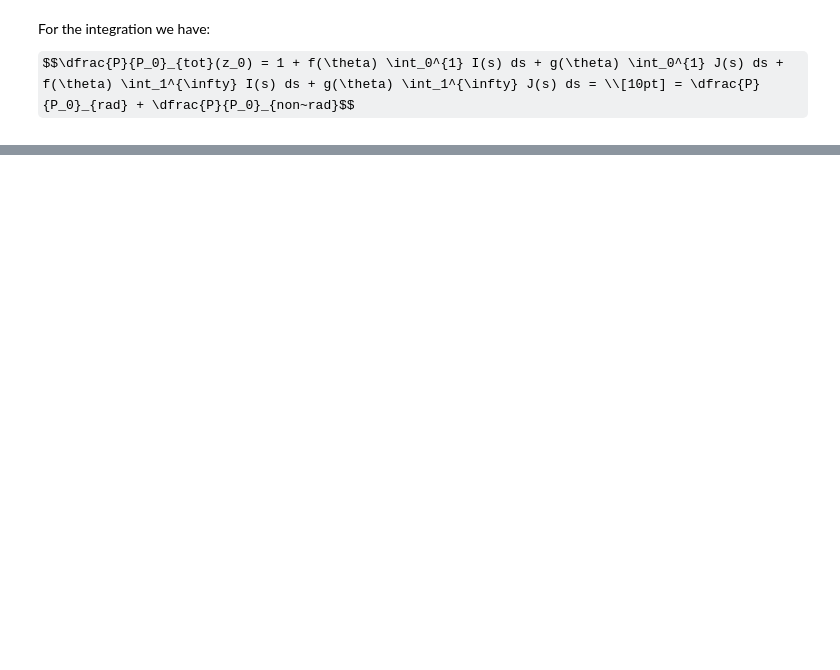
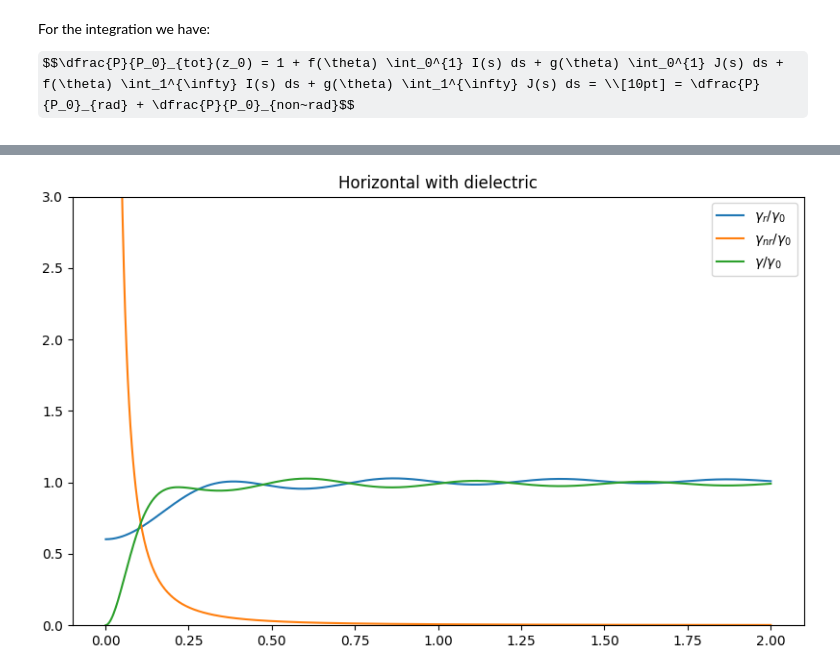
Before and after one commit to amcar-dtu/python-assignments, a Jupyter notebook: nano_opt_7.ipynb, the cells around one changed output, grey strips where cells are left out. Cells and saved outputs as stored; diff of their text form; code cells hidden in the pictures; some formulas as TeX source; blank space fills up the shorter version.

```diff
--- a/nano_opt_7.ipynb
+++ b/nano_opt_7.ipynb
@@ -113,0 +315,87 @@ plt.show()
+# %%
+wl = 488e-9
+
+
+
+
+
+
+def calculate_gamma(eps1,eps2,wl,z0,theta,n1=10000,n2=10000):
+
+    #Calculate the k magnitude
+    k1 = 2*np.pi/wl*np.sqrt(eps1)
+    k2 = 2*np.pi/wl*np.sqrt(eps2)
+
+
+    #Define s and sz for gamma r
+    s = np.linspace(0,1,n1)
+    s = s[1:-1]
+    sz = np.sqrt(1-s**2)
+
+    #Calculate the projection of k on z
+    k1z = sz*k1
+    krho = s*k1
+    k2z = np.sqrt(k2**2-krho)
+    #Calculate the reflection coefficient
+    rs = (k1z-k2z)/(k1z+k2z)
+    rp = (eps2*k1z-eps1*k2z)/(eps2*k1z+eps1*k2z)
+
+
+    radiative = 1
+    radiative += np.sin(theta)**2*3/4 *integrate.simps(y=np.real(s/sz*(rs-sz**2*rp)*np.exp(2*1j*k1*z0*sz)),x=s)
+    radiative += np.cos(theta)**2*3/2 *integrate.simps(y=np.real(s**3/sz*rp*np.exp(2*1j*k1*z0*sz)),x=s)
+
+    #Define s and sz for gamma nr
+    n = 10
+    s = np.linspace(1,np.sqrt(n**2/4/k1**2/z0**2+1),n2)
+    s = s[1:-1]
+    sz = 1j*np.sqrt(s**2-1)
+
+    #Calculate the projection of k on z
+    k1z = sz*k1
+    krho = s*k1
+    k2z = np.sqrt(k2**2-krho)
+    #Calculate the reflection coefficient
+    rs = (k1z-k2z)/(k1z+k2z)
+    rp = (eps2*k1z-eps1*k2z)/(eps2*k1z+eps1*k2z)
+
+    nonradiative = np.sin(theta)**2*3/4 *integrate.simps(y=np.real(s/sz*(rs-sz**2*rp)*np.exp(2*1j*k1*z0*sz)),x=s)
+    nonradiative += np.cos(theta)**2*3/2 *integrate.simps(y=np.real(s**3/sz*rp*np.exp(2*1j*k1*z0*sz)),x=s)
+
+
+
+    return radiative,nonradiative
+
+
+
+
+
+# =============================================================================
+# Horizontal dipole
+# =============================================================================
+plt.close('all')
+
+fig, ax = plt.subplots(figsize=(8,5), layout='constrained') # (width, height) in inches
+
+norm_height = np.linspace(0.001,2,1000)
+norm_height = norm_height
+theta=np.pi/2
+
+gamma_rad_q = np.zeros(norm_height.shape)
+gamma_nonrad_q = np.zeros(norm_height.shape)
+for i,z0 in enumerate(norm_height*wl):
+    rad,nonrad = calculate_gamma(1,2.25,wl,z0,theta)
+
+    gamma_rad_q[i] = rad
+    gamma_nonrad_q[i] = nonrad
+
+ax.set_title("Horizontal with dielectric")
+ax.plot(norm_height,gamma_rad_q)
+ax.plot(norm_height,gamma_nonrad_q)
+ax.plot(norm_height,1/(gamma_rad_q+gamma_nonrad_q))
+ax.legend(["$\gamma_r/\gamma_0$","$\gamma_{nr}/\gamma_0$","$\gamma/\gamma_0$"])
+ax.set_ylim(0,3)
+
+plt.show()
+# %% [output]
+[figure, added]
```
Also changed, not shown: parts of 13 cells of this notebook.
